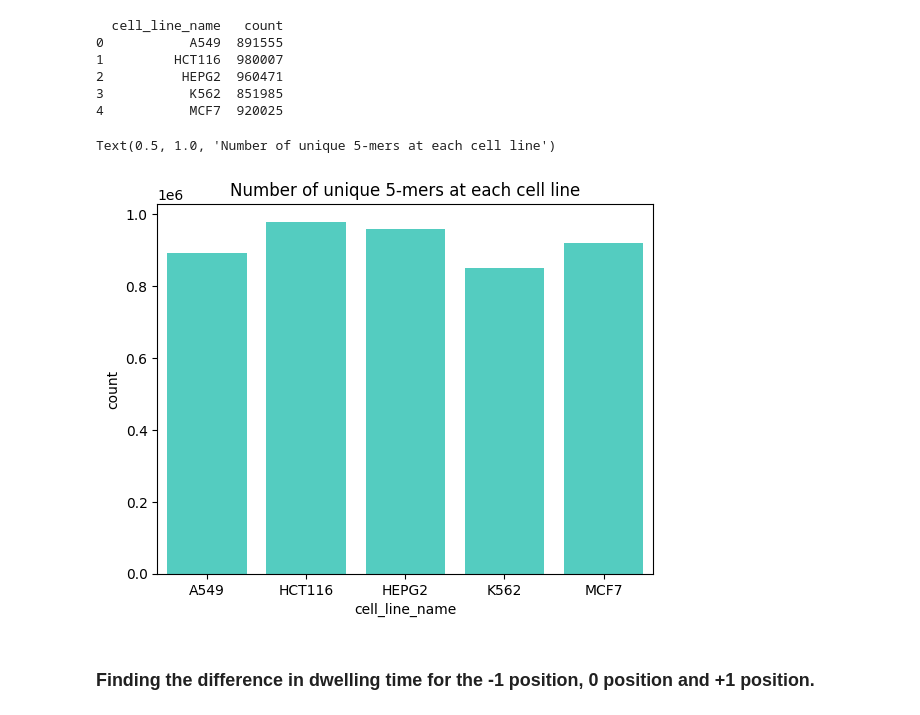
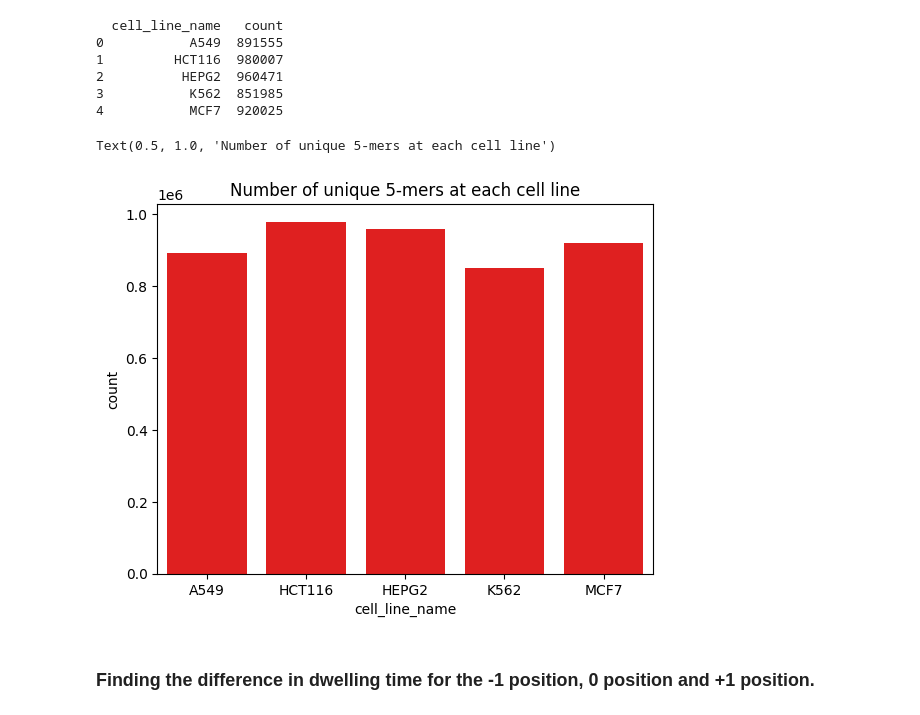
Before and after one commit to OYL02/helix4262, a Jupyter notebook: notebooks/task2.ipynb, the cells around one changed output. Saved outputs shown, nothing was run; the diff lists cells and outputs as text; code cells hidden in the pictures.

```diff
--- a/notebooks/task2.ipynb
+++ b/notebooks/task2.ipynb
@@ -146,7 +146,7 @@ Index(['transcript_name', 'json_position', 'nucleotide_seq',
       dtype='object')
 # %%
 # obtaining the labels given a specific threshold
-pred_df['labels'] = pred_df['score'].apply(lambda x: 1 if x >= 0.7 else 0)
+pred_df['labels'] = pred_df['score'].apply(lambda x: 1 if x >= 0.99995 else 0)
 pred_df.columns
 # %% [output]
 Index(['transcript_id', 'transcript_position', 'score', 'cell_line_name',
@@ -341,11 +436,11 @@ print(ns_final_count)
 3           K562  851985
 4           MCF7  920025
 # %%
-sns.barplot(data = ns_final_count, x = 'cell_line_name', y = 'count', color = "turquoise")
+sns.barplot(data = ns_final_count, x = 'cell_line_name', y = 'count', color = "red")
 plt.title("Number of unique 5-mers at each cell line")
 # %% [output]
 Text(0.5, 1.0, 'Number of unique 5-mers at each cell line')
-[figure, old version]
+[figure, new version]
 # %% [markdown]
 ### Finding the difference in dwelling time for the -1 position, 0 position and +1 position.
 # %%
```
Also changed, not shown: parts of 19 cells of this notebook.
